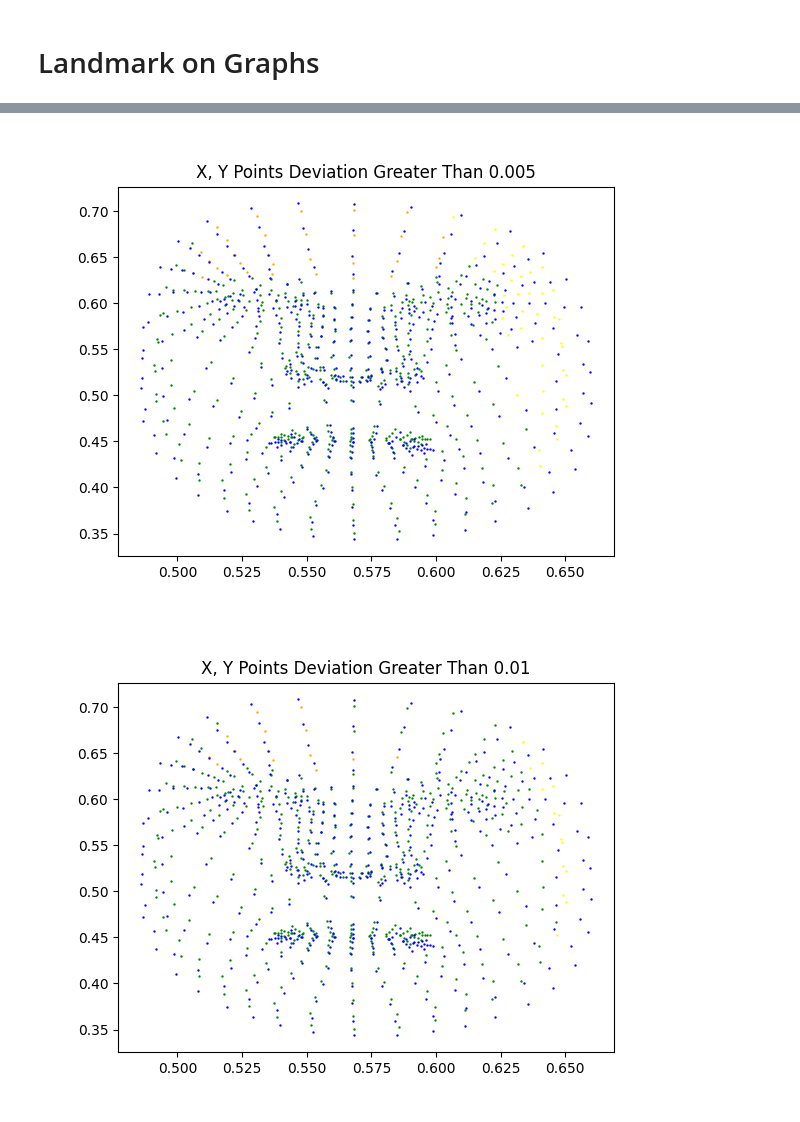
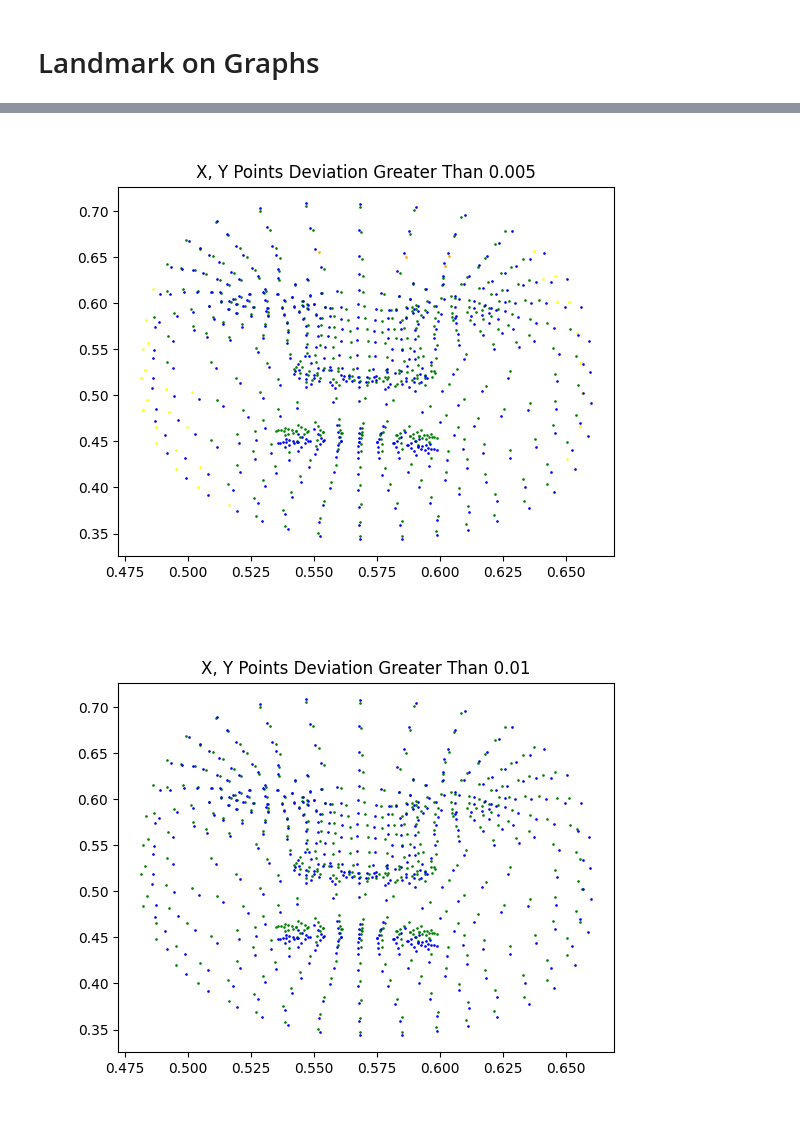
Before and after one commit to EdgyPage/VisionScratch, a Jupyter notebook: Mediapipe/LandmarkComparePOC.ipynb, the cells around one changed output, grey strips where cells are left out. Cells and saved outputs as stored; diff of their text form; code cells hidden in the pictures.

```diff
--- a/Mediapipe/LandmarkComparePOC.ipynb
+++ b/Mediapipe/LandmarkComparePOC.ipynb
@@ -224,7 +224,7 @@ detector = vision.FaceLandmarker.create_from_options(options)
 
 # STEP 3: Load the input image.
 control = mp.Image.create_from_file(r'C:\Users\myfir\My Drive\Skyline\Personal Expression\Neutral.jpg')
-test = mp.Image.create_from_file(r'C:\Users\myfir\My Drive\Skyline\Personal Expression\Close Up Confused.jpg')
+test = mp.Image.create_from_file(r'C:\Users\myfir\My Drive\Skyline\Personal Expression\Smile.jpg')
 
 # STEP 4: Detect face landmarks from the input image.
 control_result = detector.detect(control)
@@ -297,34 +297,34 @@ plt.show()
 percents = [.005, .01, .025, .05, .1, .25]
 
 
 
 for p in percents:
     plt.figure()
     handles = []
     labels = []
     xBounds = [[xc - xc*p, xc + xc+p] for xc in xControl]
     yBounds = [[yc - yc*p, yc + yc+p] for yc in yControl]
 
     for i, (xt, yt, [xl, xu], [yl, yu]) in enumerate(zip(xTest, yTest, xBounds, yBounds)):
         if (xt < xl or xt > xu) and (yt < yl or yt > yu):
             label = f'X, Y dev > {p}'
             color = 'red'
         elif (xt < xl or xt > xu) :
             label = f'X dev > {p}'
             color = 'yellow'
         elif (yt < yl or yt > yu):
             label = f'Y dev > {p}'
             color = 'orange'
         else:
             label = 'No dev'
             color = 'green'
-        handles.append(plt.scatter(xTest[i], yTest[i], color=color, s=.5))
+        handles.append(plt.scatter(xTest[i], yTest[i], color=color, s=.8))
         labels.append(label)
-    control_handle = plt.scatter(xControl, yControl, color = 'blue', label = 'Control', s = .5)
+    control_handle = plt.scatter(xControl, yControl, color = 'blue', label = 'Control', s = .8)
 
     #plt.legend()
     plt.title(f'X, Y Points Deviation Greater Than {p}')
     plt.show()
 # %% [output]
-[figure, old version]
+[figure, new version]
-[figure, old version]
+[figure, new version]
```
Also changed, not shown: parts of 4 cells of this notebook, 2 other files.
